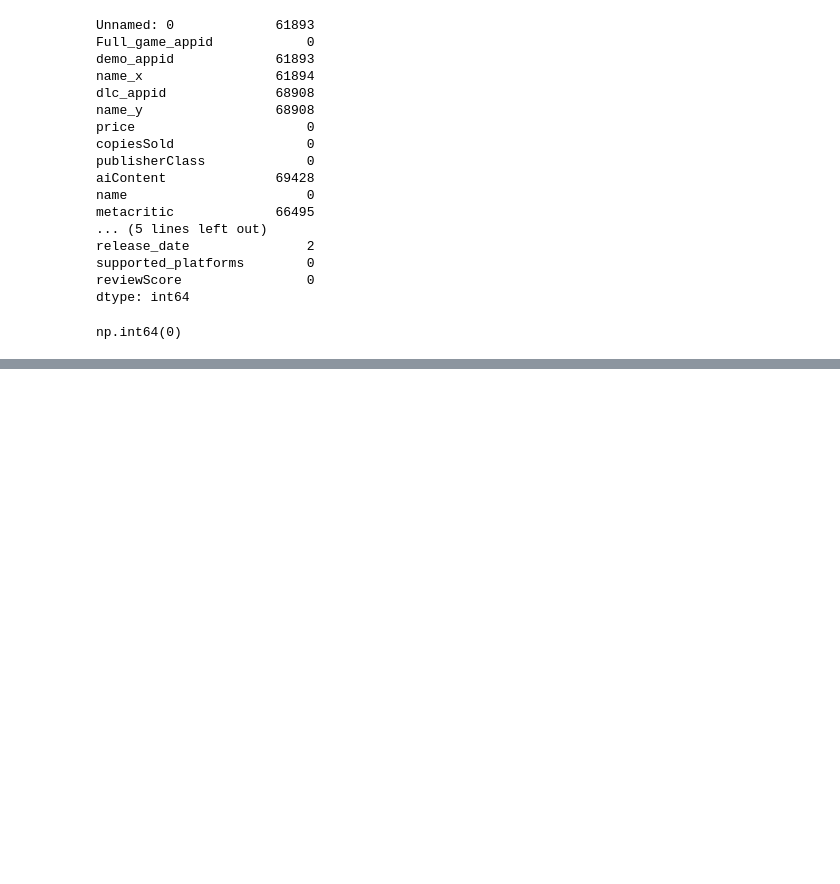
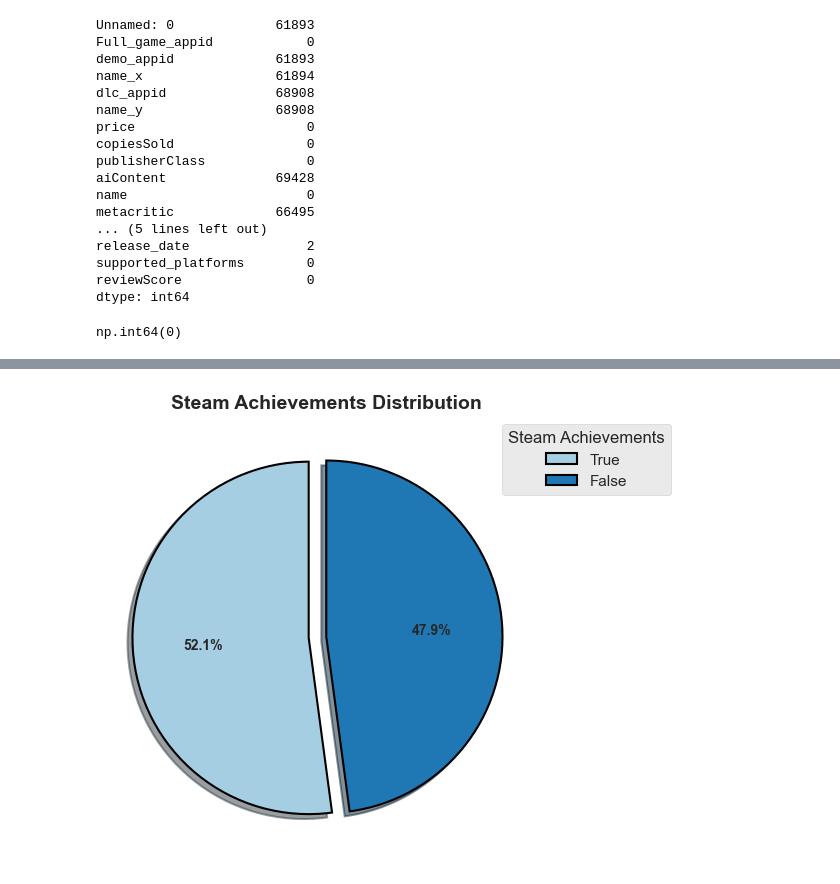
Before and after one commit to ahany42/SteamGamesPredictions, a Jupyter notebook: data/preprocessing.ipynb, the cells around one changed output, grey strips where cells are left out. Cells and saved outputs as stored; diff of their text form; code cells hidden in the pictures; blank space fills up the shorter version.

```diff
--- a/data/preprocessing.ipynb
+++ b/data/preprocessing.ipynb
@@ -91,0 +146,33 @@ print(df[(df < lower_bound) | (df > upper_bound)].sum())
+# %%
+steam_achievements_counts = df['steam_achievements'].value_counts()
+plt.style.use("ggplot")
+explode = [0.1 if i == 0 else 0 for i in range(len(steam_achievements_counts))]
+plt.figure(figsize=(6, 6))
+patches, texts, autotexts = plt.pie(
+    steam_achievements_counts,
+    labels=None,
+    autopct='%1.1f%%',
+    startangle=90,
+    textprops={"fontweight": "bold"},
+    explode=explode,
+    shadow=True,
+    wedgeprops={'edgecolor': 'black', 'linewidth': 1.5},
+    colors=plt.cm.Paired.colors
+)
+
+plt.legend(
+    patches,
+    steam_achievements_counts.index,
+    loc='upper right',
+    bbox_to_anchor=(1.3, 1),
+    title="Steam Achievements"
+)
+
+
+plt.title('Steam Achievements Distribution', fontsize=14, fontweight='bold')
+
+
+plt.tight_layout()
+plt.show()
+# %% [output]
+[figure, added]
```
Also changed, not shown: parts of 15 cells of this notebook.
